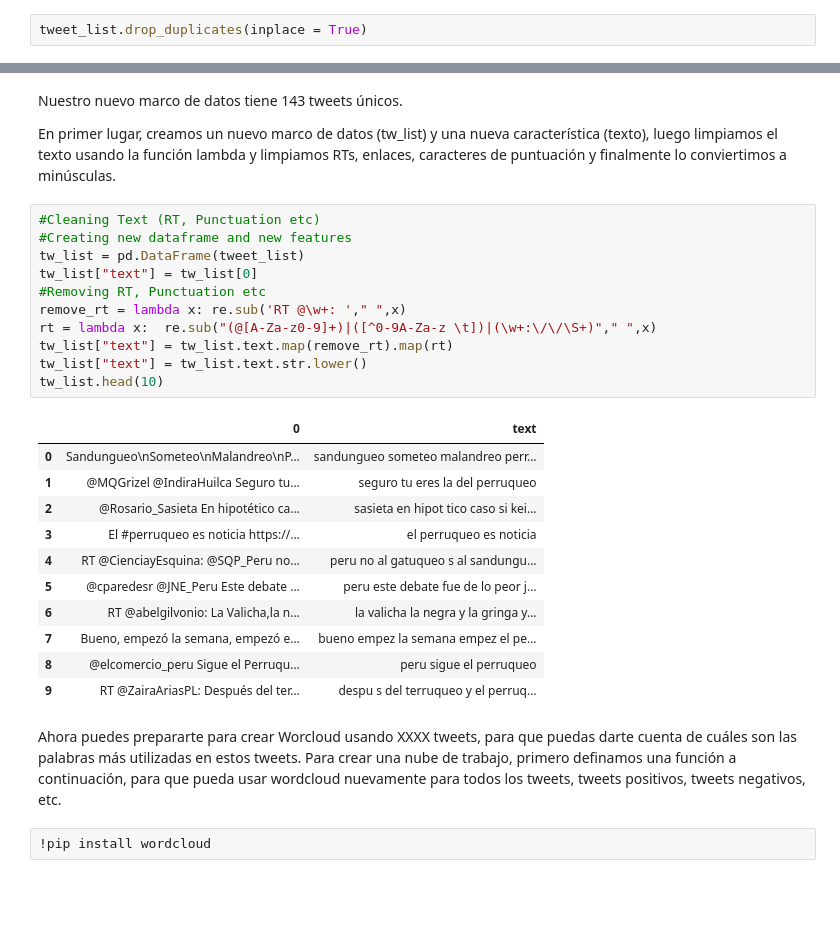
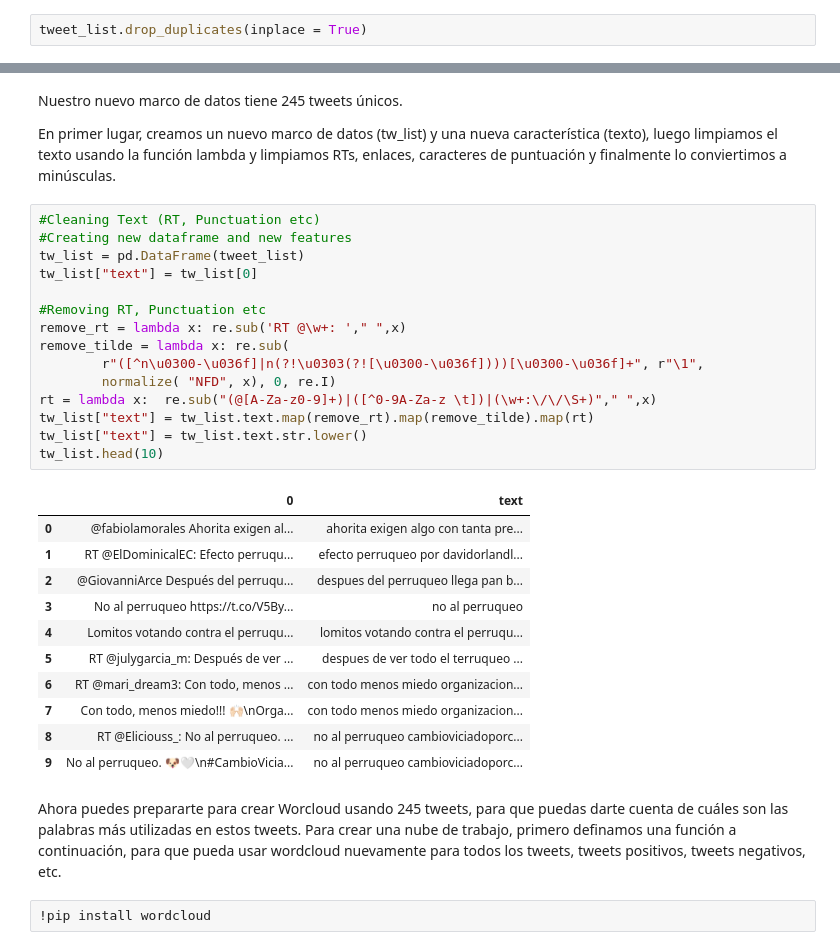
Before and after one commit to renatoparedes/IntroPythonInvestigacionPsicologia, a Jupyter notebook: AnalisisdeDatosCualitativos/CargayOperacionesBasicasconDatosTextuales.ipynb, the cells around one changed output, grey strips where cells are left out. Drawn from its saved outputs; the diff is of its cells as text; blank space fills up the shorter version.

```diff
--- a/AnalisisdeDatosCualitativos/CargayOperacionesBasicasconDatosTextuales.ipynb
+++ b/AnalisisdeDatosCualitativos/CargayOperacionesBasicasconDatosTextuales.ipynb
@@ -279,32 +282,36 @@ tweet_list
 # %% [markdown]
-Nuestro nuevo marco de datos tiene 143 tweets únicos.
+Nuestro nuevo marco de datos tiene 245 tweets únicos.
 
 En primer lugar, creamos un nuevo marco de datos (tw_list) y una nueva característica (texto), luego limpiamos el texto usando la función lambda y limpiamos RTs, enlaces, caracteres de puntuación y finalmente lo conviertimos a minúsculas.
 # %%
 #Cleaning Text (RT, Punctuation etc)
 #Creating new dataframe and new features
 tw_list = pd.DataFrame(tweet_list)
 tw_list["text"] = tw_list[0]
+
 #Removing RT, Punctuation etc
 remove_rt = lambda x: re.sub('RT @\w+: '," ",x)
+remove_tilde = lambda x: re.sub(
+    	r"([^n\u0300-\u036f]|n(?!\u0303(?![\u0300-\u036f])))[\u0300-\u036f]+", r"\1",
+    	normalize( "NFD", x), 0, re.I)
 rt = lambda x:  re.sub("(@[A-Za-z0-9]+)|([^0-9A-Za-z \t])|(\w+:\/\/\S+)"," ",x)
-tw_list["text"] = tw_list.text.map(remove_rt).map(rt)
+tw_list["text"] = tw_list.text.map(remove_rt).map(remove_tilde).map(rt)
 tw_list["text"] = tw_list.text.str.lower()
 tw_list.head(10)
 # %% [output]
 |  | 0 | text |
-| 0 | Sandungueo\nSometeo\nMalandreo\nP... | sandungueo someteo malandreo perr... |
-| 1 | @MQGrizel @IndiraHuilca Seguro tu... | seguro tu eres la del perruqueo |
-| 2 | @Rosario_Sasieta En hipotético ca... | sasieta en hipot tico caso si kei... |
-| 3 | El #perruqueo es noticia https://... | el perruqueo es noticia |
-| 4 | RT @CienciayEsquina: @SQP_Peru no... | peru no al gatuqueo s al sandungu... |
-| 5 | @cparedesr @JNE_Peru Este debate ... | peru este debate fue de lo peor j... |
-| 6 | RT @abelgilvonio: La Valicha,la n... | la valicha la negra y la gringa y... |
-| 7 | Bueno, empezó la semana, empezó e... | bueno empez la semana empez el pe... |
-| 8 | @elcomercio_peru Sigue el Perruqu... | peru sigue el perruqueo |
-| 9 | RT @ZairaAriasPL: Después del ter... | despu s del terruqueo y el perruq... |
+| 0 | @fabiolamorales Ahorita exigen al... | ahorita exigen algo con tanta pre... |
+| 1 | RT @ElDominicalEC: Efecto perruqu... | efecto perruqueo por davidorlandl... |
+| 2 | @GiovanniArce Después del perruqu... | despues del perruqueo llega pan b... |
+| 3 | No al perruqueo https://t.co/V5By... | no al perruqueo |
+| 4 | Lomitos votando contra el perruqu... | lomitos votando contra el perruqu... |
+| 5 | RT @julygarcia_m: Después de ver ... | despues de ver todo el terruqueo ... |
+| 6 | RT @mari_dream3: Con todo, menos ... | con todo menos miedo organizacion... |
+| 7 | Con todo, menos miedo!!! 🙌🏻\nOrga... | con todo menos miedo organizacion... |
+| 8 | RT @Eliciouss_: No al perruqueo. ... | no al perruqueo cambioviciadoporc... |
+| 9 | No al perruqueo. 🐶🤍\n#CambioVicia... | no al perruqueo cambioviciadoporc... |
 # %% [markdown]
-Ahora puedes prepararte para crear Worcloud usando XXXX tweets, para que puedas darte cuenta de cuáles son las palabras más utilizadas en estos tweets. Para crear una nube de trabajo, primero definamos una función a continuación, para que pueda usar wordcloud nuevamente para todos los tweets, tweets positivos, tweets negativos, etc.
+Ahora puedes prepararte para crear Worcloud usando 245 tweets, para que puedas darte cuenta de cuáles son las palabras más utilizadas en estos tweets. Para crear una nube de trabajo, primero definamos una función a continuación, para que pueda usar wordcloud nuevamente para todos los tweets, tweets positivos, tweets negativos, etc.
 # %%
 !pip install wordcloud
 # %% [output]
```
Also changed, not shown: parts of 9 cells of this notebook, 6 other files.
